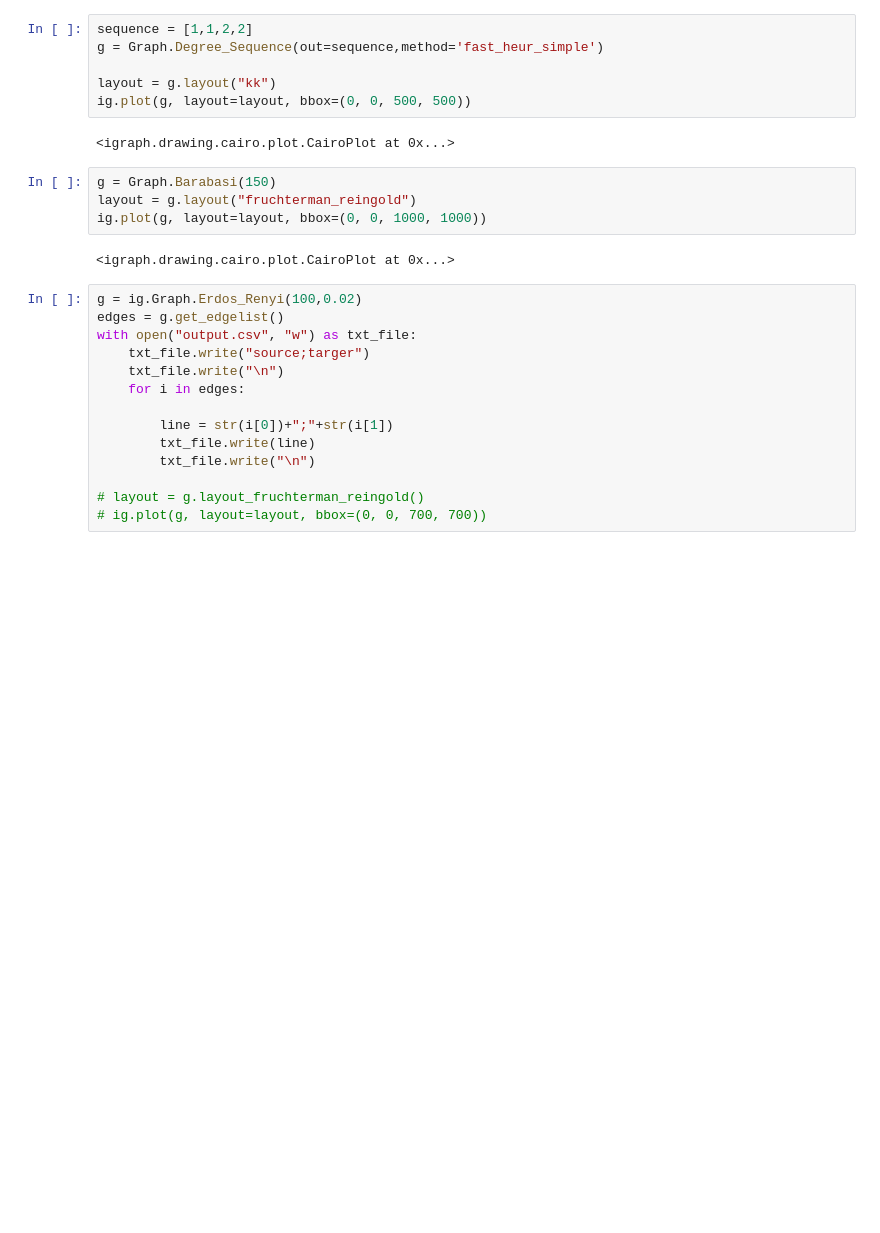
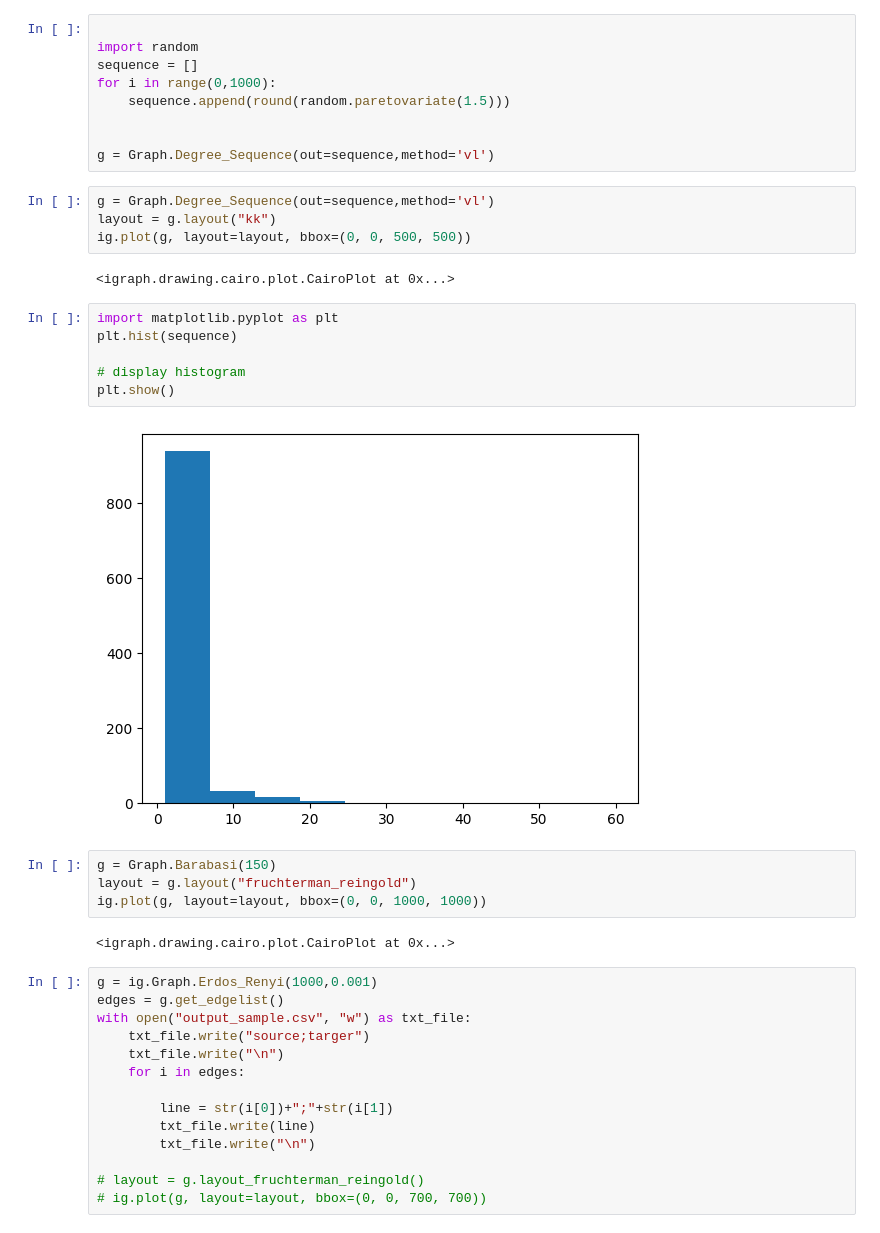
Before and after one commit to hiogo9/article_P, a Jupyter notebook: igraph.ipynb, the cells around one changed output. Saved outputs shown, nothing was run; the diff lists cells and outputs as text; blank space fills up the shorter version.

```diff
--- a/igraph.ipynb
+++ b/igraph.ipynb
@@ -40,14 +40,29 @@ layout = g.layout("kk")
 ig.plot(g, layout=layout,vertex_size=10,edge_width=0.5, )
 # %% [output]
 <igraph.drawing.cairo.plot.CairoPlot at 0x...>
+# %%
+
+import random
+sequence = []
+for i in range(0,1000):
+    sequence.append(round(random.paretovariate(1.5)))
+
+
+g = Graph.Degree_Sequence(out=sequence,method='vl')
 # %%
-sequence = [1,1,2,2]
-g = Graph.Degree_Sequence(out=sequence,method='fast_heur_simple')
-
+g = Graph.Degree_Sequence(out=sequence,method='vl')
 layout = g.layout("kk")
 ig.plot(g, layout=layout, bbox=(0, 0, 500, 500))
 # %% [output]
 <igraph.drawing.cairo.plot.CairoPlot at 0x...>
+# %%
+import matplotlib.pyplot as plt
+plt.hist(sequence)
+
+# display histogram
+plt.show()
+# %% [output]
+[figure, added]
 # %%
 g = Graph.Barabasi(150)
 layout = g.layout("fruchterman_reingold")
@@ -55,9 +70,9 @@ ig.plot(g, layout=layout, bbox=(0, 0, 1000, 1000))
 # %% [output]
 <igraph.drawing.cairo.plot.CairoPlot at 0x...>
 # %%
-g = ig.Graph.Erdos_Renyi(100,0.02)
+g = ig.Graph.Erdos_Renyi(1000,0.001)
 edges = g.get_edgelist()
-with open("output.csv", "w") as txt_file:
+with open("output_sample.csv", "w") as txt_file:
     txt_file.write("source;targer")
     txt_file.write("\n")
     for i in edges:
```
